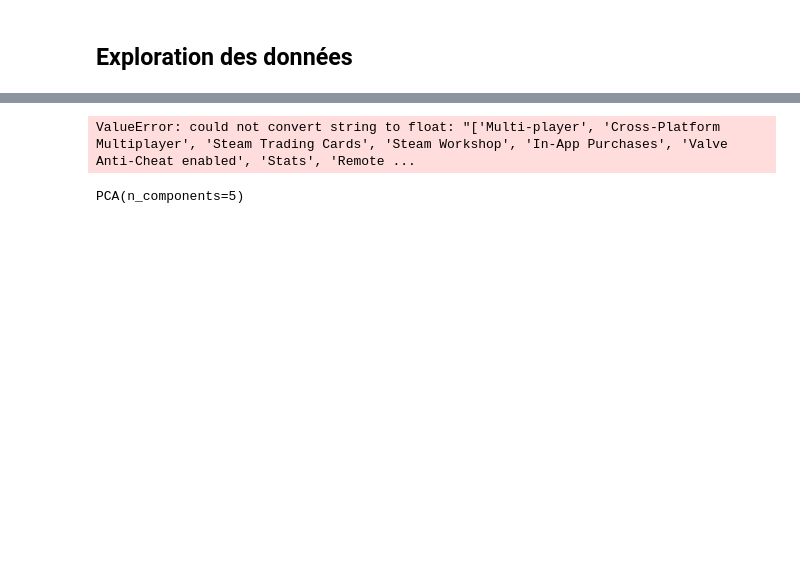
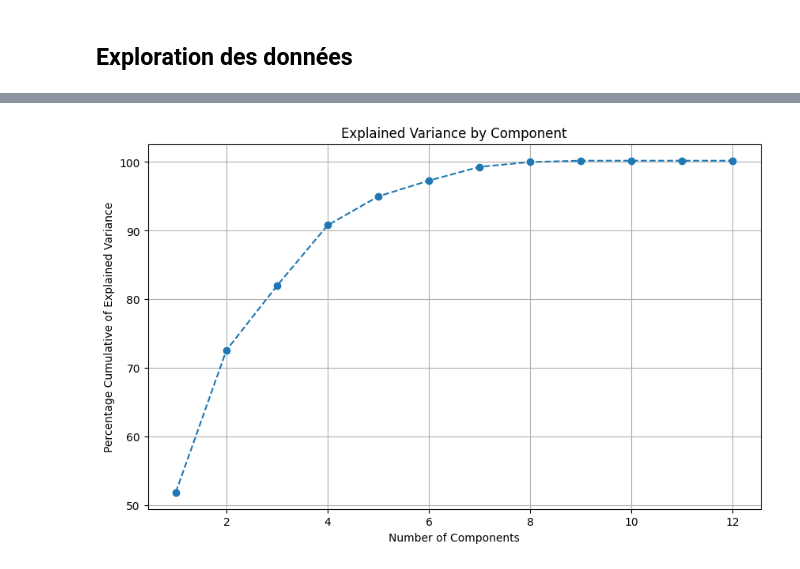
Before and after one commit to trietngh/5SIEC-clustering, a Jupyter notebook: tp2/TP_clustering.ipynb, the cells around one changed output, grey strips where cells are left out. Cells and saved outputs as stored; diff of their text form; code cells hidden in the pictures; blank space fills up the shorter version.

```diff
--- a/tp2/TP_clustering.ipynb
+++ b/tp2/TP_clustering.ipynb
@@ -136,26 +147,21 @@ import numpy as np
 # %%
 from sklearn.preprocessing import Normalizer
 
-data = df.drop(columns=['name', 'price', 'release_date'])
+data = df.drop(columns=['name', 'release_year'])
 
-normal_values = Normalizer().fit_transform(data.values)
-print(normal_values.shape)
-print(normal_values)
+df_normalized = Normalizer().fit_transform(data.values)
+# print(df_normalized.shape)
+# print(df_normalized)
 pca = PCA()
-pca.fit(normal_values)
+pca.fit(df_normalized)
 per_var = np.round(pca.explained_variance_ratio_*100, decimals = 1)
 
 plt.figure(figsize = (10,6))
 plt.plot(range(1, len(per_var)+1), per_var.cumsum(), marker = "o", linestyle = "--")
 plt.grid()
 plt.ylabel("Percentage Cumulative of Explained Variance")
 plt.xlabel("Number of Components")
 plt.title("Explained Variance by Component")
 plt.show()
 # %% [output]
-ValueError: could not convert string to float: "['Multi-player', 'Cross-Platform Multiplayer', 'Steam Trading Cards', 'Steam Workshop', 'In-App Purchases', 'Valve Anti-Cheat enabled', 'Stats', 'Remote ...
+[figure, added]
-# %%
-pca = PCA(n_components = 5)
-pca.fit(normal_values)
-# %% [output]
-PCA(n_components=5)
```
Also changed, not shown: parts of 12 cells of this notebook, 3 other files.
